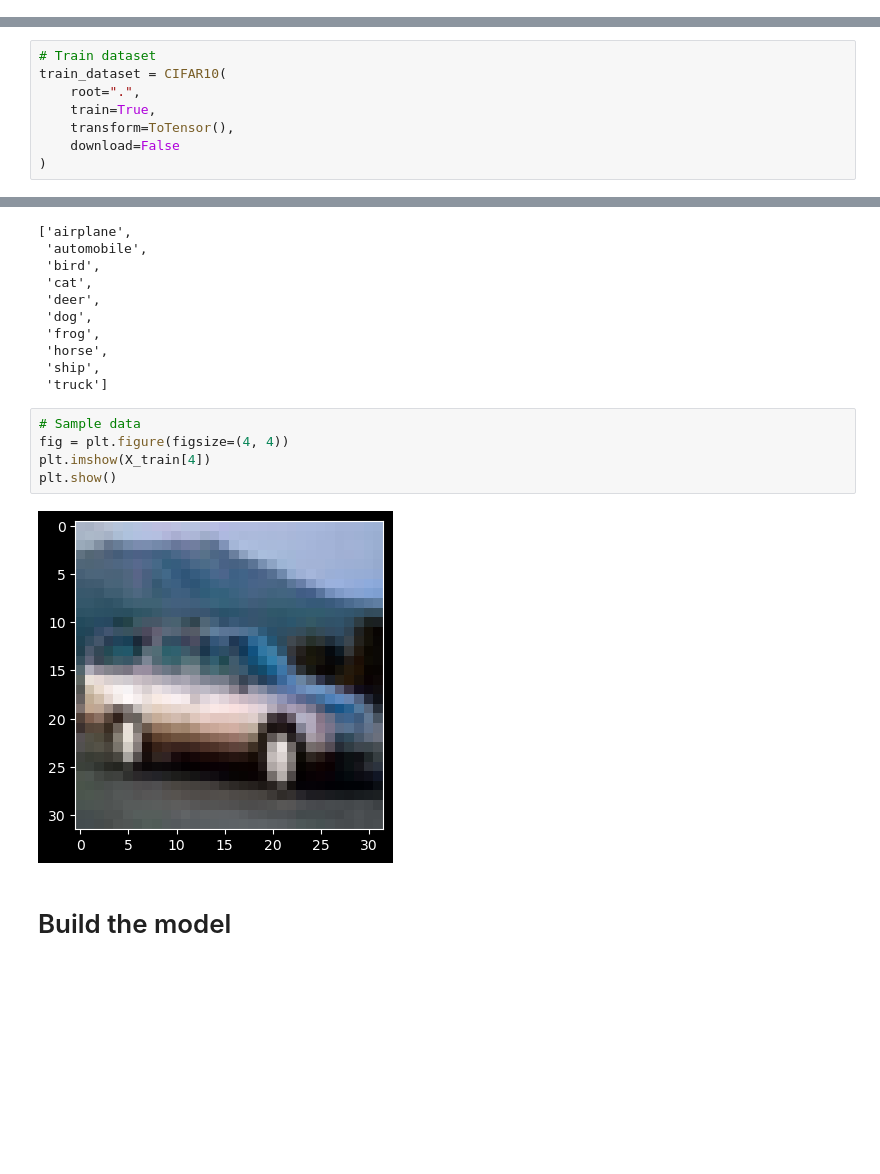
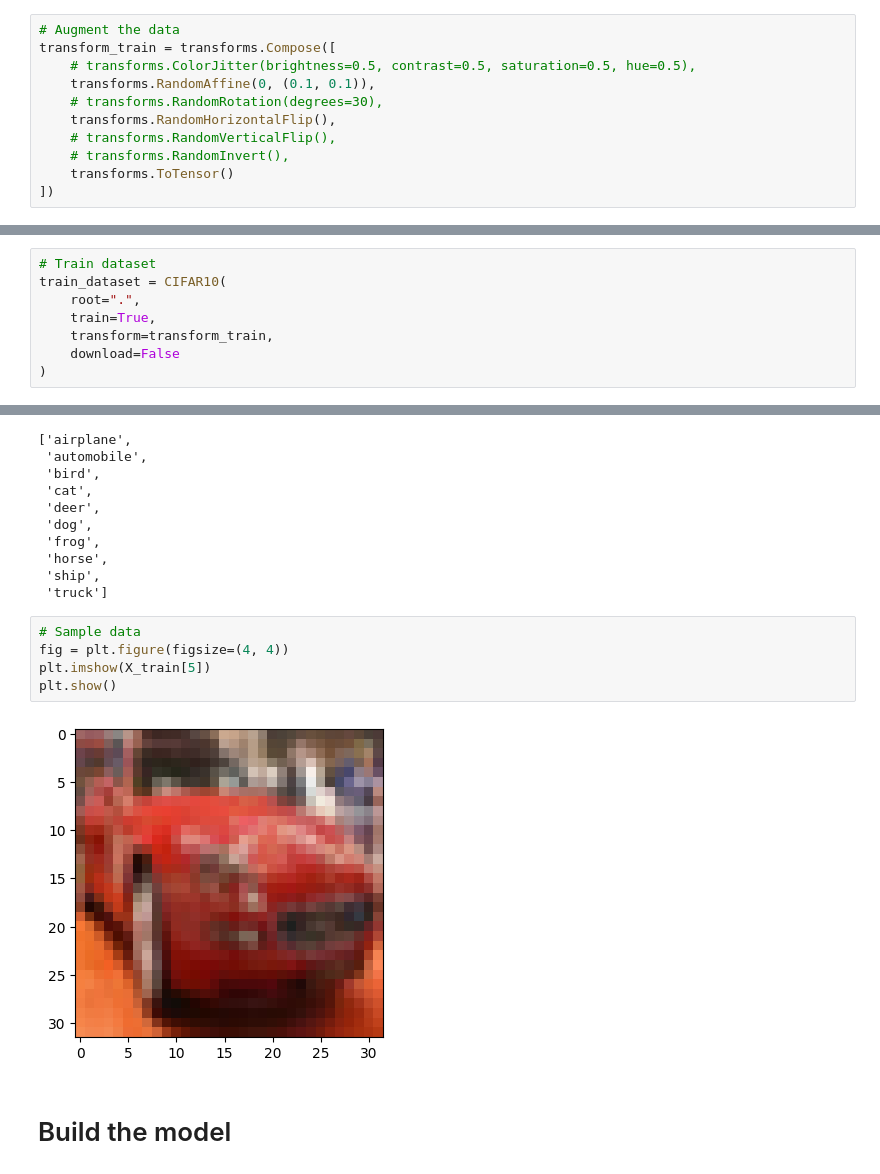
Before and after one commit to DeoGM2911/Learning-ML-with-PyTorch, a Jupyter notebook: CNN_playground/CIFAR.ipynb, the cells around one changed output, grey strips where cells are left out. Saved outputs shown, nothing was run; the diff lists cells and outputs as text; blank space fills up the shorter version.

Commit message:
Add batch norm and transform the training data.

```diff
--- a/CNN_playground/CIFAR.ipynb
+++ b/CNN_playground/CIFAR.ipynb
@@ -18,4 +50,15 @@ from confusion_matrix_plot import plot_confusion_matrix
 from sklearn.metrics import confusion_matrix
+# %%
+# Augment the data
+transform_train = transforms.Compose([
+    # transforms.ColorJitter(brightness=0.5, contrast=0.5, saturation=0.5, hue=0.5),
+    transforms.RandomAffine(0, (0.1, 0.1)),
+    # transforms.RandomRotation(degrees=30),
+    transforms.RandomHorizontalFlip(),
+    # transforms.RandomVerticalFlip(),
+    # transforms.RandomInvert(),
+    transforms.ToTensor()
+])
 # %% [markdown]
 ### Load in the dataset
 # %%
@@ -23,7 +66,7 @@ from sklearn.metrics import confusion_matrix
 train_dataset = CIFAR10(
     root=".",
     train=True,
-    transform=ToTensor(),
+    transform=transform_train,
     download=False
 )
 # %%
@@ -67,10 +110,10 @@ classes
 # %%
 # Sample data
 fig = plt.figure(figsize=(4, 4))
-plt.imshow(X_train[4])
+plt.imshow(X_train[5])
 plt.show()
 # %% [output]
-[figure, old version]
+[figure, new version]
 # %% [markdown]
 # Build the model
 # %%
```
Also changed, not shown: parts of 13 cells of this notebook.
